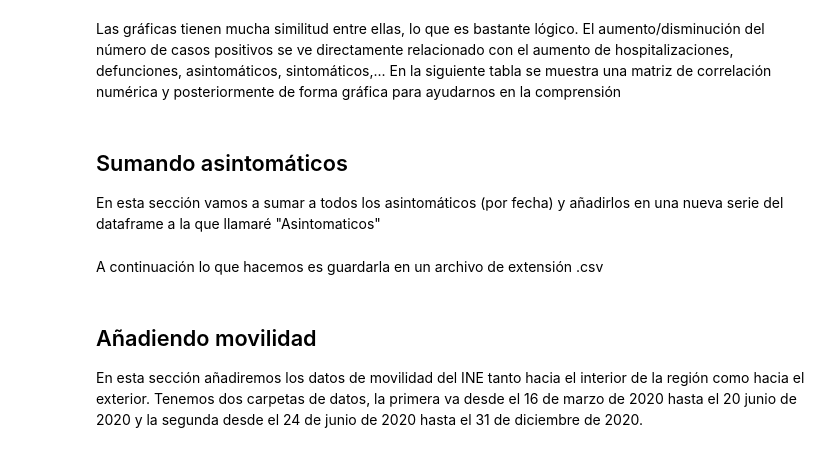
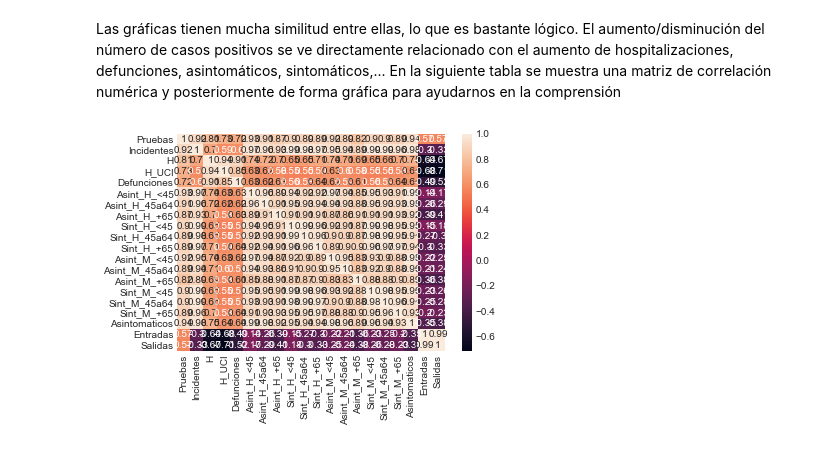
Before and after one commit to CarmenCalvoL/tfg_informatica, a Jupyter notebook: Notebooks/salud_murcia.ipynb, the cells around one changed output. Cells and saved outputs as stored; diff of their text form; code cells hidden in the pictures.

```diff
--- a/Notebooks/salud_murcia.ipynb
+++ b/Notebooks/salud_murcia.ipynb
@@ -129,10 +243,6 @@ df.corr()
 # %%
-matriz_corr = df.corr()
-import seaborn as sn
-import matplotlib.pyplot as plt
+matriz_corr = df_final.corr()
 sn.heatmap(matriz_corr, annot=True)
 plt.show()
+# %% [output]
+[figure, added]
-# %% [markdown]
-## Sumando asintomáticos
-En esta sección vamos a sumar a todos los asintomáticos (por fecha) y añadirlos en una nueva serie
-del dataframe a la que llamaré "Asintomaticos"
@@ -141,2 +248,0 @@ df_salud_murcia['Asintomaticos'] = df_salud_murcia['Asint_H_<45'] + df_salud_mur
-# %% [markdown]
-A continuación lo que hacemos es guardarla en un archivo de extensión .csv
@@ -145,5 +248,0 @@ df_salud_murcia.to_csv(path_or_buf = '../Datos_preprocesados./datos_suma_asintom
-# %% [markdown]
-## Añadiendo movilidad
-En esta sección añadiremos los datos de movilidad del INE tanto hacia el interior de la región como hacia el exterior.
-Tenemos dos carpetas de datos, la primera va desde el 16 de marzo de 2020 hasta el 20 junio de 2020 y la segunda
-desde el 24 de junio de 2020 hasta el 31 de diciembre de 2020.
```
Also changed, not shown: parts of 59 cells of this notebook, 2 other files.
